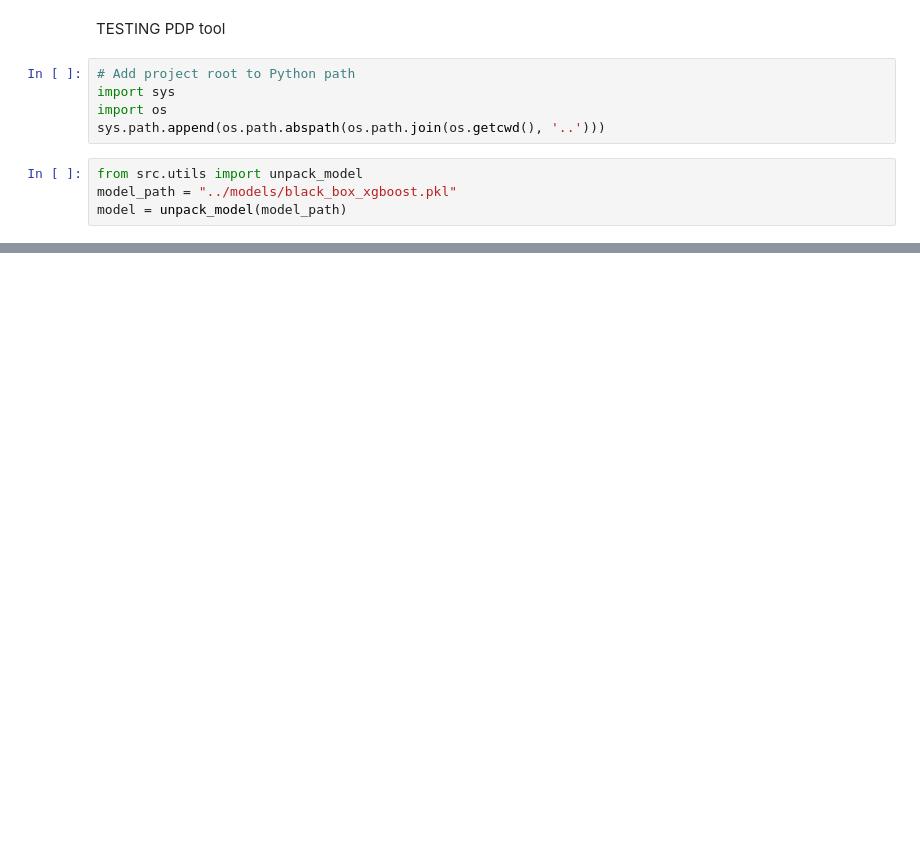
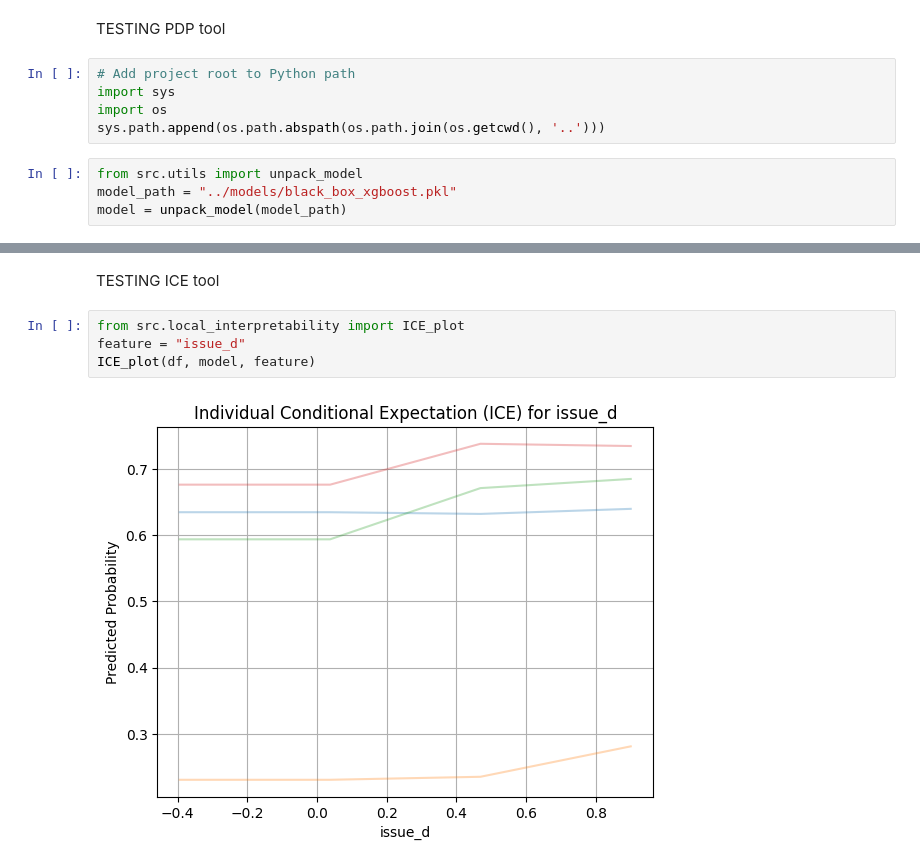
Before and after one commit to auggy-ntn/Interpretability-Stability-and-Fairness-project, a Jupyter notebook: notebooks/step5.ipynb, the cells around one changed output, grey strips where cells are left out. Saved outputs shown, nothing was run; the diff lists cells and outputs as text; blank space fills up the shorter version.

```diff
--- a/notebooks/step5.ipynb
+++ b/notebooks/step5.ipynb
@@ -23,0 +41,8 @@ SyntaxError: invalid syntax (1132550644.py, line 2)
+# %% [markdown]
+TESTING ICE tool
+# %%
+from src.local_interpretability import ICE_plot
+feature = "issue_d"
+ICE_plot(df, model, feature)
+# %% [output]
+[figure, added]
```
Also changed, not shown: parts of 3 cells of this notebook.
